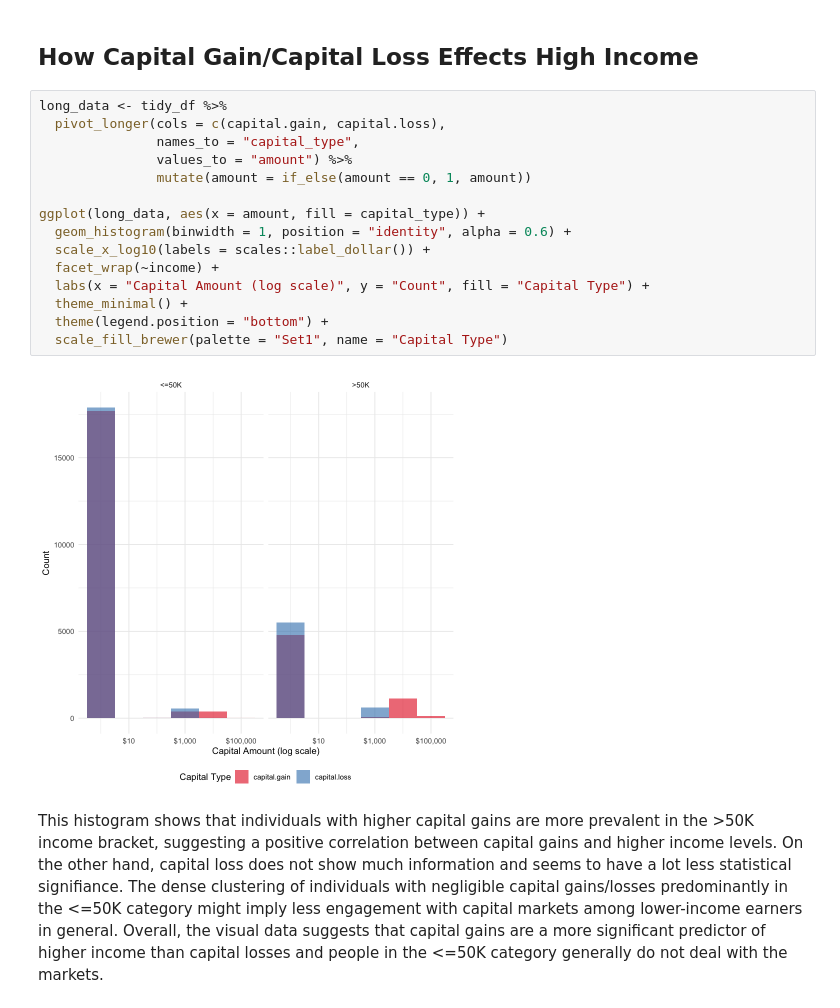
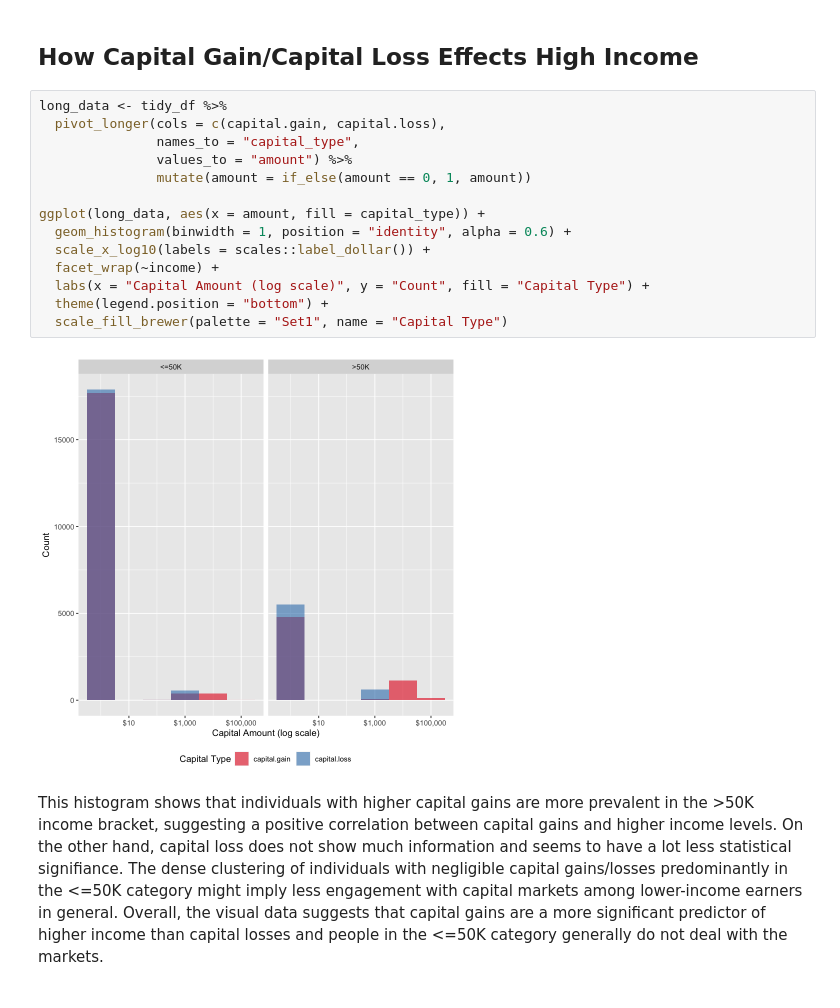
Before and after one commit to calvingdu/dsci100-003-23, a Jupyter notebook: src/project/project.ipynb, the cells around one changed output. Cells and saved outputs as stored; diff of their text form.

```diff
--- a/src/project/project.ipynb
+++ b/src/project/project.ipynb
@@ -278,20 +278,19 @@ Conclusion: The increasing shape of plot after age 75 can be explained by occupa
 # %%
 long_data <- tidy_df %>%
   pivot_longer(cols = c(capital.gain, capital.loss),
                names_to = "capital_type",
                values_to = "amount") %>%
                mutate(amount = if_else(amount == 0, 1, amount))
 
 ggplot(long_data, aes(x = amount, fill = capital_type)) +
   geom_histogram(binwidth = 1, position = "identity", alpha = 0.6) +
   scale_x_log10(labels = scales::label_dollar()) +
   facet_wrap(~income) +
   labs(x = "Capital Amount (log scale)", y = "Count", fill = "Capital Type") +
-  theme_minimal() +
   theme(legend.position = "bottom") +
   scale_fill_brewer(palette = "Set1", name = "Capital Type")
 # %% [output]
-[figure, old version]
+[figure, new version]
 # %% [markdown]
 This histogram shows that individuals with higher capital gains are more prevalent in the >50K income bracket, suggesting a positive correlation between capital gains and higher income levels. On the other hand, capital loss does not show much information and seems to have a lot less statistical signifiance. The dense clustering of individuals with negligible capital gains/losses predominantly in the <=50K category might imply less engagement with capital markets among lower-income earners in general. Overall, the visual data suggests that capital gains are a more significant predictor of higher income than capital losses and people in the <=50K category generally do not deal with the markets.
 # %% [markdown]
```
Also changed, not shown: 1 other file.
